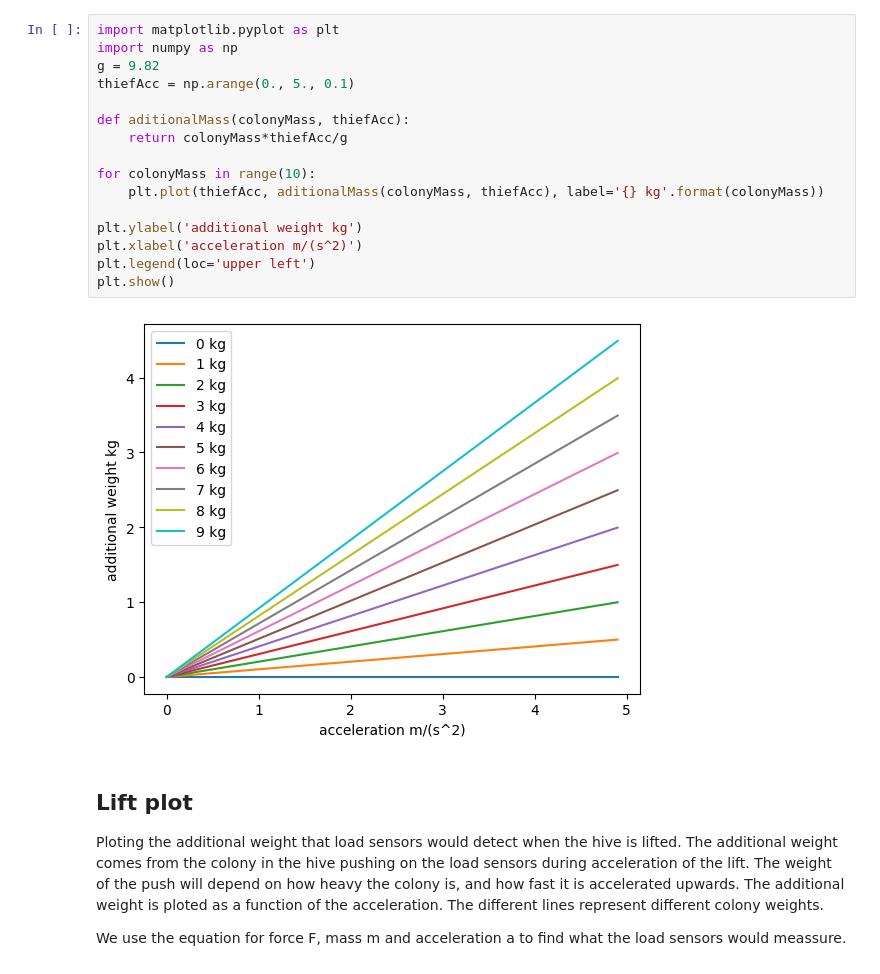
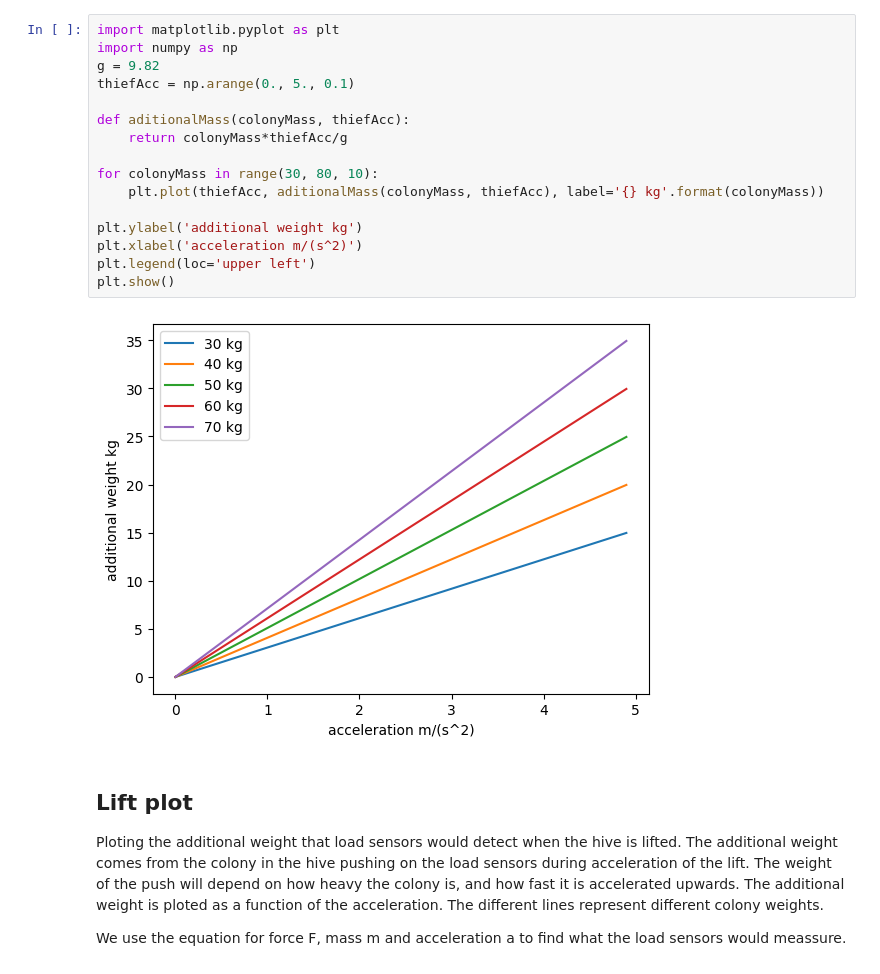
Before and after one commit to elinbjorck/Beehive_theft_detection, a Jupyter notebook: liftPlot.ipynb, the cells around one changed output. Drawn from its saved outputs; the diff is of its cells as text.

Commit message:
PlotStuff

```diff
--- a/liftPlot.ipynb
+++ b/liftPlot.ipynb
@@ -1,21 +1,21 @@
 # %%
 import matplotlib.pyplot as plt
 import numpy as np
 g = 9.82
 thiefAcc = np.arange(0., 5., 0.1)
 
 def aditionalMass(colonyMass, thiefAcc):
     return colonyMass*thiefAcc/g
 
-for colonyMass in range(10):
+for colonyMass in range(30, 80, 10):
     plt.plot(thiefAcc, aditionalMass(colonyMass, thiefAcc), label='{} kg'.format(colonyMass))
 
 plt.ylabel('additional weight kg')
 plt.xlabel('acceleration m/(s^2)')
 plt.legend(loc='upper left')
 plt.show()
 # %% [output]
-[figure, old version]
+[figure, new version]
 # %% [markdown]
 ## Lift plot
 
```
Also changed, not shown: parts of 1 cell of this notebook, 1 other file.
